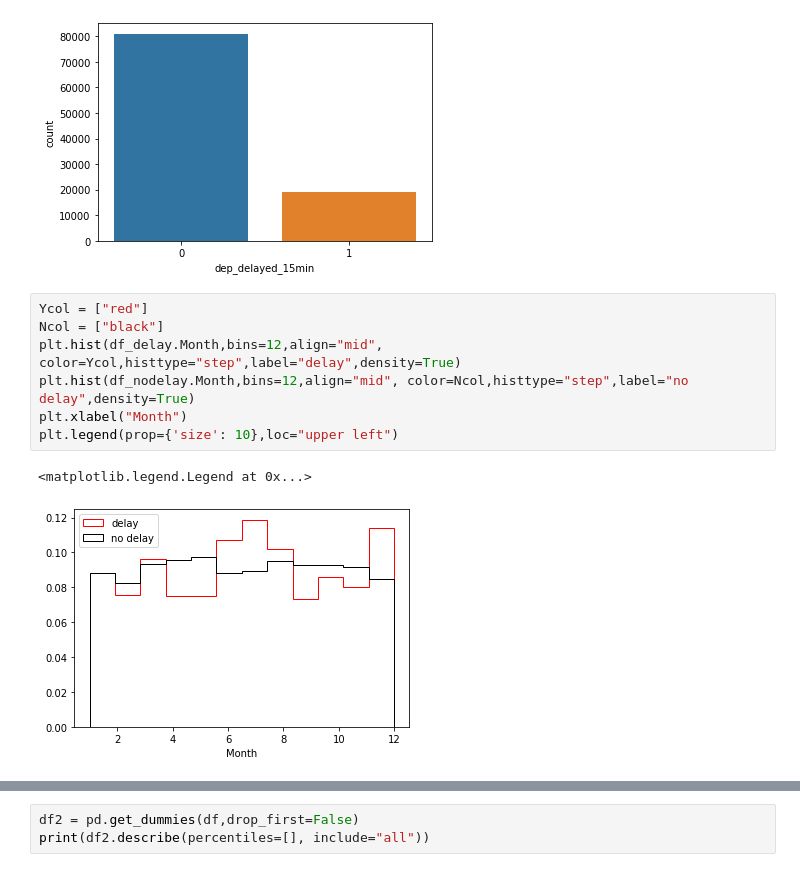
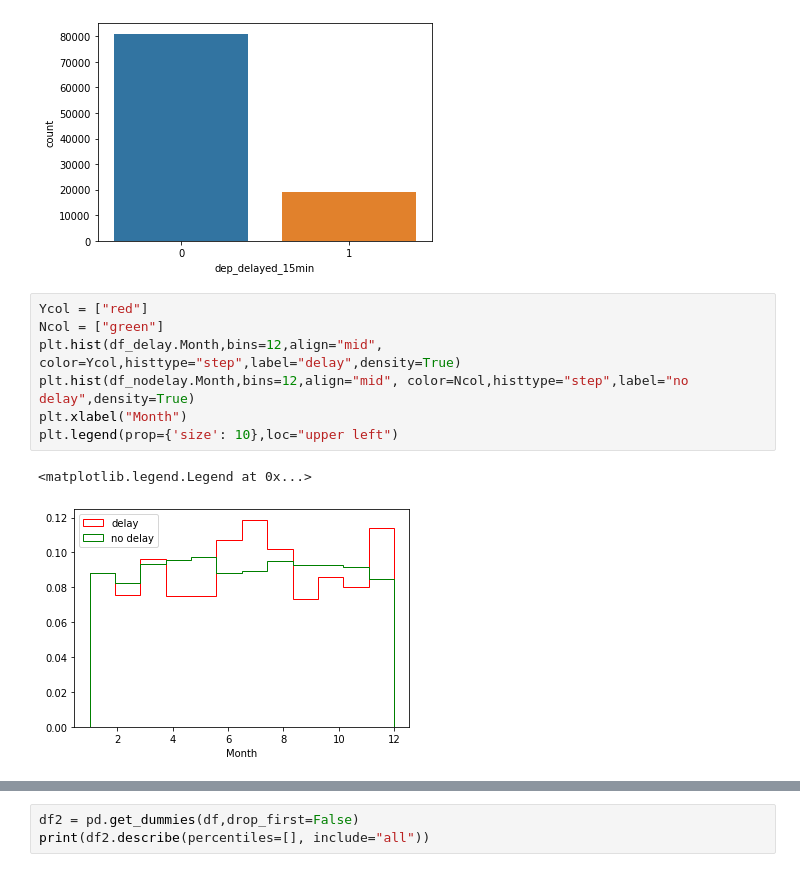
Before and after one commit to killkamad/BigData, a Jupyter notebook: Экзамен/Flight_delay with server.ipynb, the cells around one changed output, grey strips where cells are left out. Cells and saved outputs as stored; diff of their text form.

```diff
--- a/Экзамен/Flight_delay with server.ipynb
+++ b/Экзамен/Flight_delay with server.ipynb
@@ -148,14 +169,14 @@ Name: dep_delayed_15min, dtype: float64
 [figure]
 # %%
 Ycol = ["red"]
-Ncol = ["black"]
+Ncol = ["green"]
 plt.hist(df_delay.Month,bins=12,align="mid", color=Ycol,histtype="step",label="delay",density=True)
 plt.hist(df_nodelay.Month,bins=12,align="mid", color=Ncol,histtype="step",label="no delay",density=True)
 plt.xlabel("Month")
 plt.legend(prop={'size': 10},loc="upper left")
 # %% [output]
 <matplotlib.legend.Legend at 0x...>
-[figure, old version]
+[figure, new version]
 # %%
 plt.hist(df_delay.DayofMonth,bins=31,range=[0.5,31.5],align="mid",
                color=Ycol,histtype="step",label="delay",density=True)
```
Also changed, not shown: parts of 36 cells of this notebook, 5 other files.
